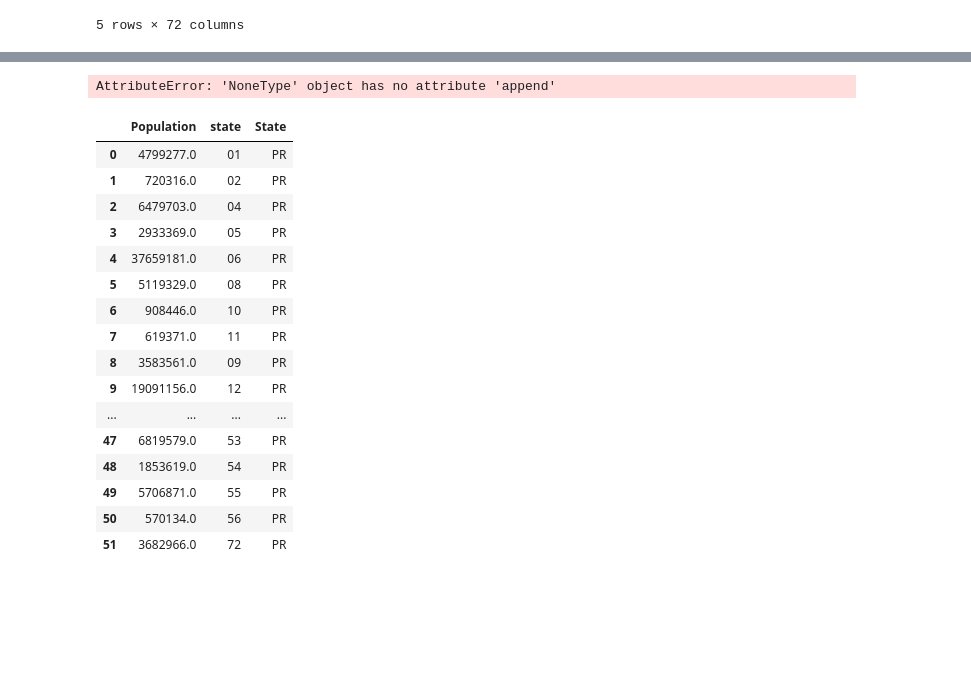
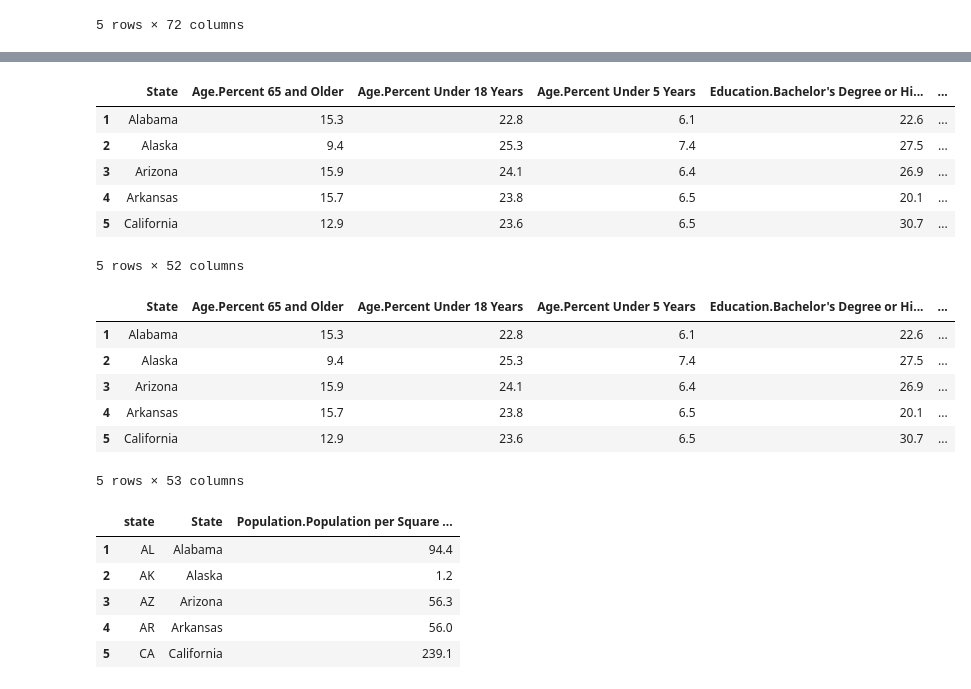
Before and after one commit to Sean71392/Project1, a Jupyter notebook: Code/Starting-Code.ipynb, the cells around one changed output, grey strips where cells are left out. Drawn from its saved outputs; the diff is of its cells as text; code cells hidden in the pictures; blank space fills up the shorter version.

```diff
--- a/Code/Starting-Code.ipynb
+++ b/Code/Starting-Code.ipynb
@@ -72,33 +50,39 @@ census_pd.head()
-# %%
-states_dic = []
-for x in census_pd['state']:
-    states_dic = states_dic.append(states.lookup(x).abbr)
-#    census_pd['State'].append(states.lookup(x).abbr)
-#    census_pd['State'] = states.lookup(x).abbr
-#    census_pd['State'][x] = states.lookup(census_pd['state'][x]).abbr
-
-# State_list = census_pd['State'].tolist()
-# State_list
-states_dic
-# %% [output]
-AttributeError: 'NoneType' object has no attribute 'append'
-# %%
-census_pd
-# %% [output]
-|  | Population | state | State |
-| 0 | 4799277.0 | 01 | PR |
-| 1 | 720316.0 | 02 | PR |
-| 2 | 6479703.0 | 04 | PR |
-| 3 | 2933369.0 | 05 | PR |
-| 4 | 37659181.0 | 06 | PR |
-| 5 | 5119329.0 | 08 | PR |
-| 6 | 908446.0 | 10 | PR |
-| 7 | 619371.0 | 11 | PR |
-| 8 | 3583561.0 | 09 | PR |
-| 9 | 19091156.0 | 12 | PR |
-| ... | ... | ... | ... |
-| 47 | 6819579.0 | 53 | PR |
-| 48 | 1853619.0 | 54 | PR |
-| 49 | 5706871.0 | 55 | PR |
-| 50 | 570134.0 | 56 | PR |
-| 51 | 3682966.0 | 72 | PR |
+# %%
+population_df=pd.read_csv("CSVs/state_demographics.csv")
+population_df['State Abbrev'] = ''
+population_df.drop(labels=[0],axis=0,inplace=True)
+population_df.head()
+# %% [output]
+|  | State | Age.Percent 65 and Older | Age.Percent Under 18 Years | Age.Percent Under 5 Years | Education.Bachelor's Degree or Hi... | ... |
+| 1 | Alabama | 15.3 | 22.8 | 6.1 | 22.6 | ... |
+| 2 | Alaska | 9.4 | 25.3 | 7.4 | 27.5 | ... |
+| 3 | Arizona | 15.9 | 24.1 | 6.4 | 26.9 | ... |
+| 4 | Arkansas | 15.7 | 23.8 | 6.5 | 20.1 | ... |
+| 5 | California | 12.9 | 23.6 | 6.5 | 30.7 | ... |
+5 rows × 52 columns
+# %%
+states_list = []
+for x in population_df['State']:
+    St_list = states.lookup(x).abbr
+    states_list.append(St_list)
+
+population_df['state'] = states_list
+population_df.head()
+# %% [output]
+|  | State | Age.Percent 65 and Older | Age.Percent Under 18 Years | Age.Percent Under 5 Years | Education.Bachelor's Degree or Hi... | ... |
+| 1 | Alabama | 15.3 | 22.8 | 6.1 | 22.6 | ... |
+| 2 | Alaska | 9.4 | 25.3 | 7.4 | 27.5 | ... |
+| 3 | Arizona | 15.9 | 24.1 | 6.4 | 26.9 | ... |
+| 4 | Arkansas | 15.7 | 23.8 | 6.5 | 20.1 | ... |
+| 5 | California | 12.9 | 23.6 | 6.5 | 30.7 | ... |
+5 rows × 53 columns
+# %%
+filtered_pop_df = population_df.loc[:,['state','State','Population.Population per Square Mile']]
+filtered_pop_df.head()
+# %% [output]
+|  | state | State | Population.Population per Square ... |
+| 1 | AL | Alabama | 94.4 |
+| 2 | AK | Alaska | 1.2 |
+| 3 | AZ | Arizona | 56.3 |
+| 4 | AR | Arkansas | 56.0 |
+| 5 | CA | California | 239.1 |
```
Also changed, not shown: parts of 10 cells of this notebook, 1 other file.
